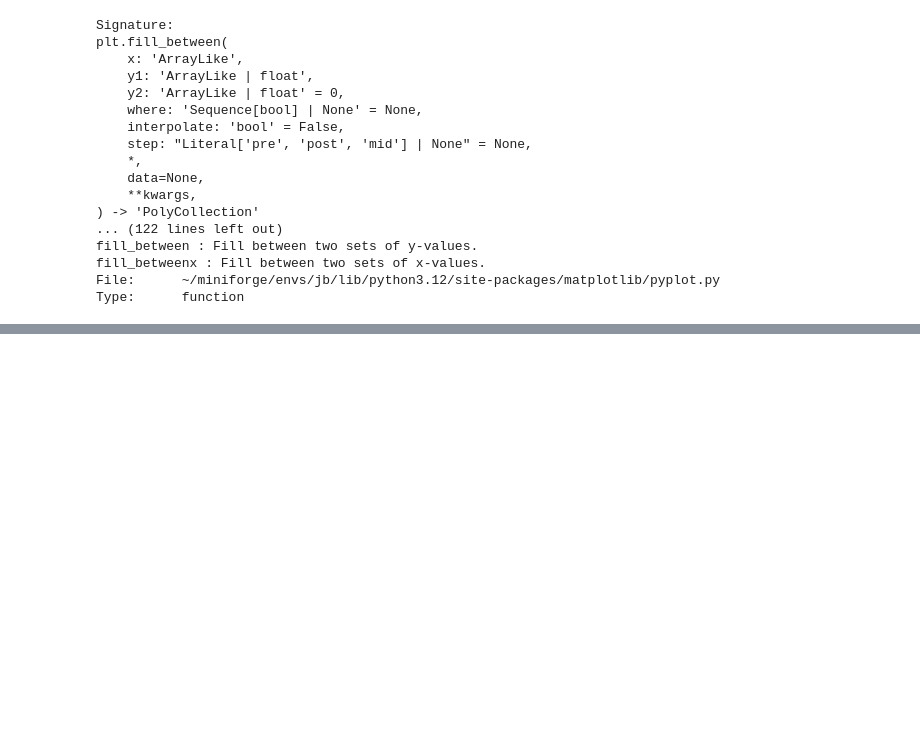
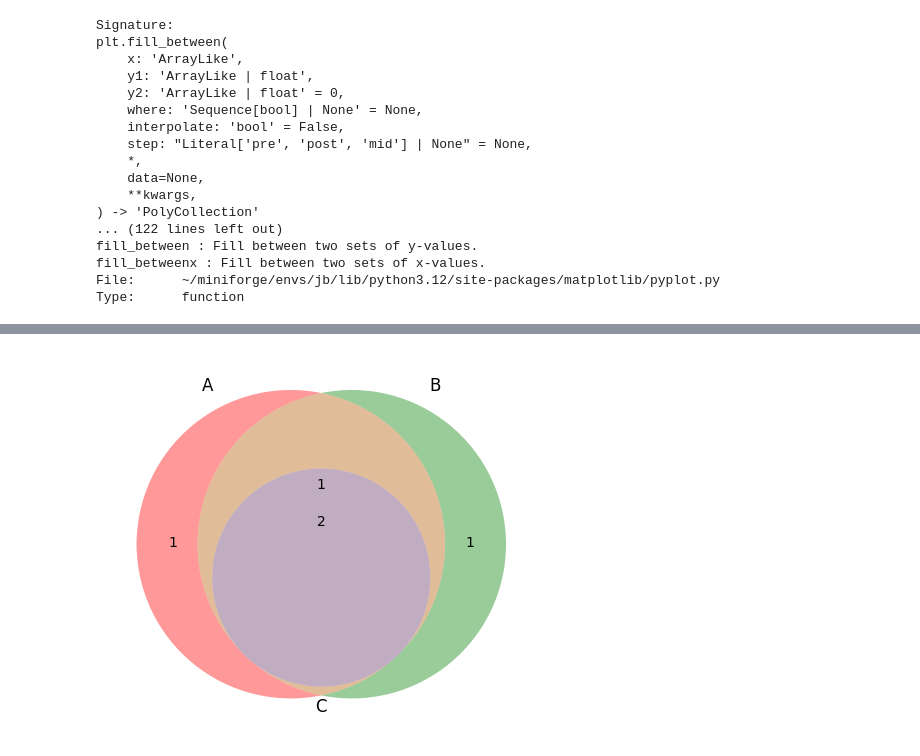
Before and after one commit to ICHEC/qpcc, a Jupyter notebook: testpad.ipynb, the cells around one changed output, grey strips where cells are left out. Drawn from its saved outputs; the diff is of its cells as text; code cells hidden in the pictures; blank space fills up the shorter version.

```diff
--- a/testpad.ipynb
+++ b/testpad.ipynb
@@ -84,0 +139,5 @@ Type:      function
+# %%
+v = venn3(subsets=(1, 1, 1, 0, 0, 0, 2), set_labels = ('A', 'B', 'C'))
+plt.show()
+# %% [output]
+[figure, added]
```
Also changed, not shown: parts of 5 cells of this notebook.
